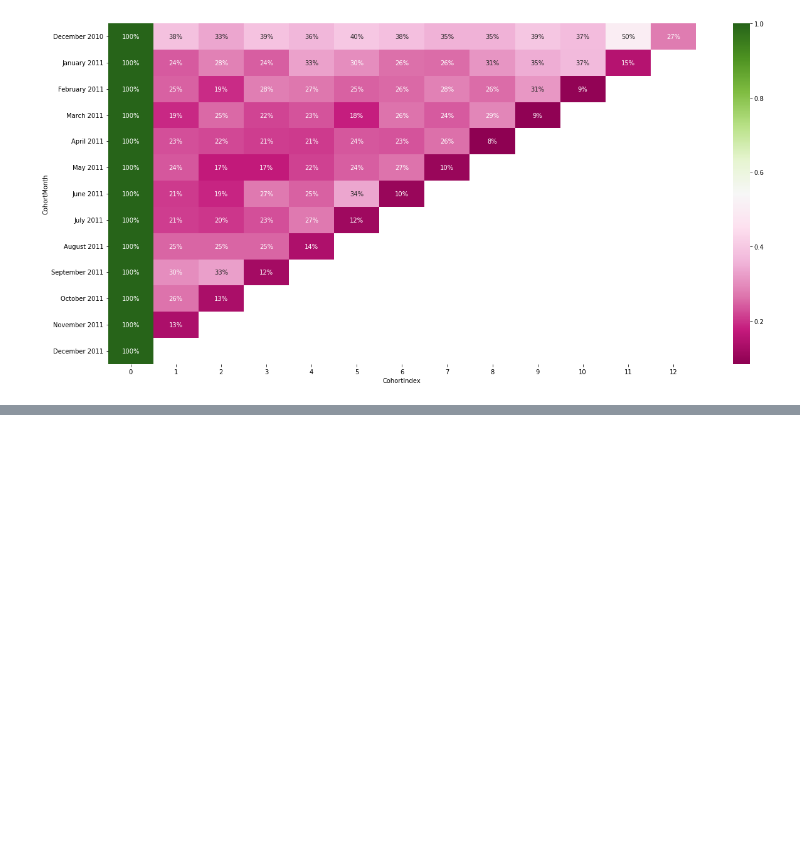
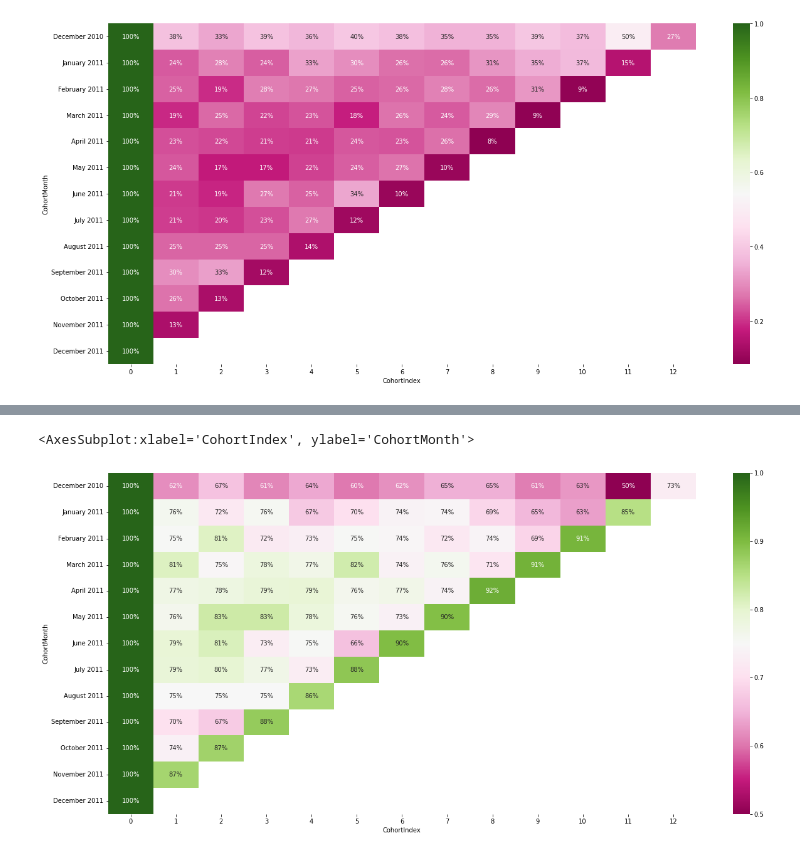
Before and after one commit to pandeyabhilash802/Cohort_Analysis, a Jupyter notebook: Retention Rate Cohort Analysis.ipynb, the cells around one changed output, grey strips where cells are left out. Saved outputs shown, nothing was run; the diff lists cells and outputs as text; code cells hidden in the pictures; blank space fills up the shorter version.

```diff
--- a/Retention Rate Cohort Analysis.ipynb
+++ b/Retention Rate Cohort Analysis.ipynb
@@ -202,0 +206,2 @@ sns.heatmap(new_cohort_table,annot=True,cmap='PiYG',fmt='.0%')
+# %%
+churn_rate = 1-new_cohort_table
@@ -202,0 +226,4 @@ sns.heatmap(new_cohort_table,annot=True,cmap='PiYG',fmt='.0%')
+# %%
+#replacing the 0 for the 1st column with one
+
+churn_rate = churn_rate.loc[churn_rate.iloc[:, 0] == 0, churn_rate.columns[0]] = 1
@@ -202,0 +248,6 @@ sns.heatmap(new_cohort_table,annot=True,cmap='PiYG',fmt='.0%')
+# %%
+plt.figure(figsize=(21,10))
+sns.heatmap(churn_rate,annot=True,cmap='PiYG',fmt='.0%')
+# %% [output]
+<AxesSubplot:xlabel='CohortIndex', ylabel='CohortMonth'>
+[figure, added]
```
Also changed, not shown: parts of 5 cells of this notebook.
